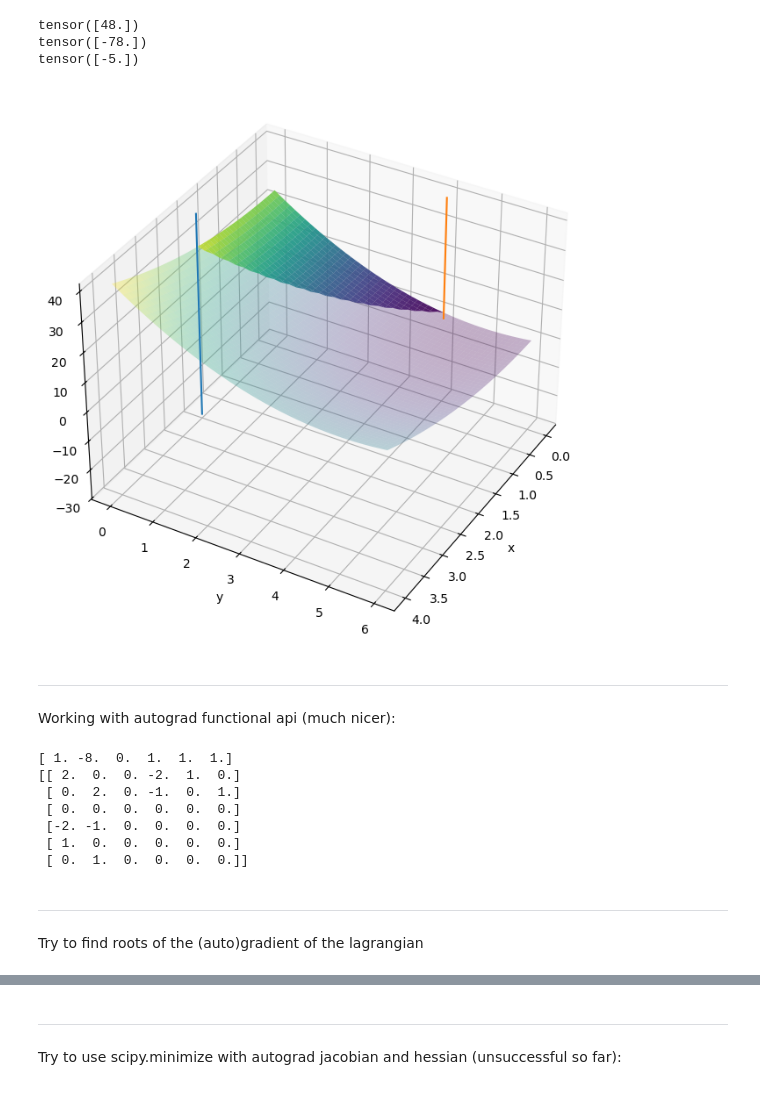
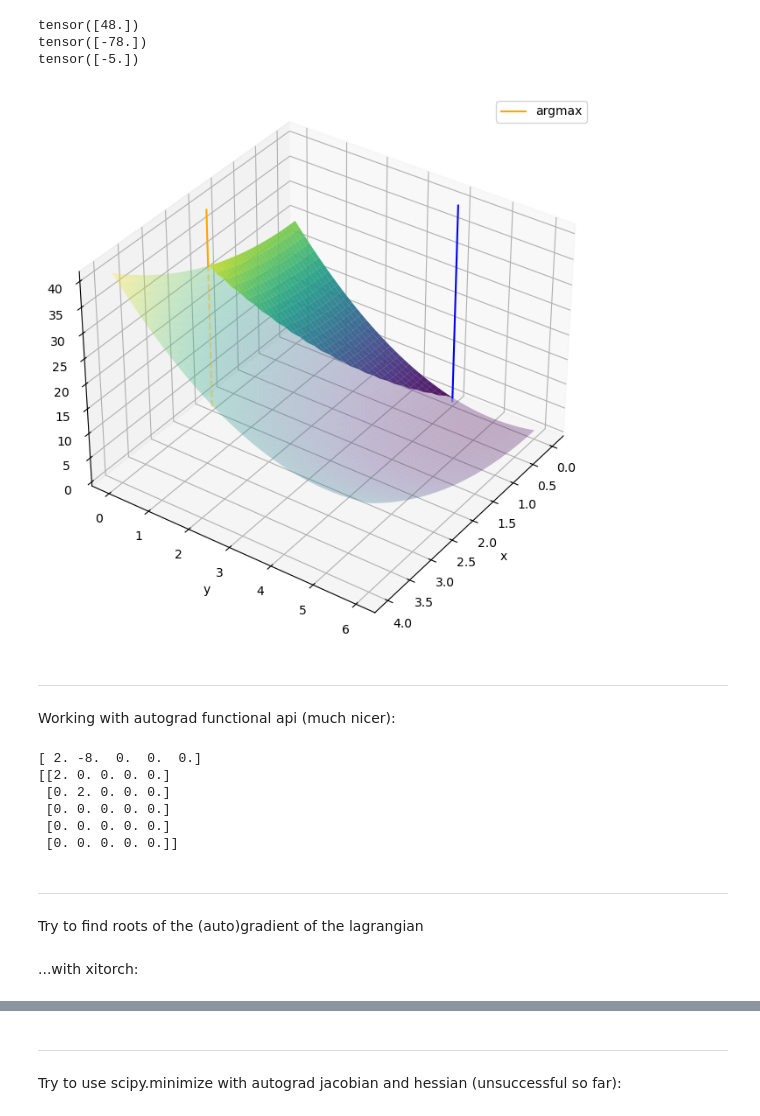
Before and after one commit to andrewklayk/tame-optimization, a Jupyter notebook: tame-lagr.ipynb, the cells around one changed output, grey strips where cells are left out. Saved outputs shown, nothing was run; the diff lists cells and outputs as text; code cells hidden in the pictures.

```diff
--- a/tame-lagr.ipynb
+++ b/tame-lagr.ipynb
@@ -118,33 +92,36 @@ def lagr_univar(z, n, m_eq):
 # %%
 from mpl_toolkits.mplot3d import Axes3D
 import matplotlib.pyplot as plt
 
 # Define grid for x and y
 x = np.linspace(0, 4, 100)
 y = np.linspace(0, 6, 100)
 X, Y = np.meshgrid(x, y)
 
-Z = X**2 + (Y - 5)**2
-constraint = 2 * X + Y <= 4
+Z = np.array([obj_fun([x, y]) for x, y in zip(X, Y)])
+constraint = -2 * X - Y + 4 >= 0
 
 Z_masked = np.where(constraint, Z, np.nan)
 
 fig = plt.figure(figsize=(10, 8))
 ax = fig.add_subplot(111, projection='3d')
 ax.plot_surface(X, Y, Z_masked, cmap='viridis', edgecolor='none', alpha=0.9,zorder=-1)
 ax.plot_surface(X, Y, Z, cmap='viridis', alpha=0.3,zorder=-1)
 
 ax.set_xlabel('x')
 ax.set_ylabel('y')
 ax.set_zlabel('z')
 
-ax.view_init(35, 30, 0)
-ax.plot([2, 2], [0,0], [-1*obj_fun([2,0]), 40],zorder=10)
-ax.plot([0, 0], [4,4], [-1*obj_fun([0,4]), 40],zorder=10)
+ax.view_init(35, 35, 0)
+ax.plot([2, 2], [0,0], [obj_fun([2,0]), 40],zorder=10, c='orange', label='argmax')
+ax.plot([2, 2], [0,0], [0, obj_fun([2,0])],zorder=10, c='orange', ls='--', alpha=0.4)
+ax.plot([0, 0], [4,4], [obj_fun([0,4]), 40],zorder=10, c='blue')
+ax.plot([0, 0], [4,4], [0, obj_fun([0,4])],zorder=10, c='blue', ls='--', alpha=0.4)
 
+plt.legend()
 plt.show()
 # %% [output]
-[figure, old version]
+[figure, new version]
 # %% [markdown]
 ***
 Working with autograd functional api (much nicer):
@@ -155,26 +132,35 @@ m_ineq = 3
 
 x = torch.ones(n+m_eq+m_ineq, dtype=torch.float64)
 # %%
-def lagr_autojac_wrapper(z):
+def lagr_autojac_wrapper(z, numpy=True):
     if not isinstance(z, torch.Tensor):
         z = torch.tensor(z,dtype=torch.float64)
-    return torch.autograd.functional.jacobian(lambda x: lagr_univar(x,n, m_eq), z).numpy()
+    jac = torch.autograd.functional.jacobian(lambda x: lagr_univar(x,n, m_eq), z)
+    if numpy:
+        return jac.numpy()
+    else:
+        return jac
 
-def lagr_autohess_wrapper(z):
+def lagr_autohess_wrapper(z, numpy=True):
     if not isinstance(z, torch.Tensor):
         z = torch.tensor(z,dtype=torch.float64)
-    return torch.autograd.functional.hessian(lambda x: lagr_univar(x, n, m_eq), z).numpy()
+    hess = torch.autograd.functional.hessian(lambda x: lagr_univar(x, n, m_eq), z)
+    if numpy:
+        return hess.numpy()
+    else:
+        return hess
 
 print(lagr_autojac_wrapper(x))
 print(lagr_autohess_wrapper(x))
 # %% [output]
-[ 1. -8.  0.  1.  1.  1.]
-[[ 2.  0.  0. -2.  1.  0.]
- [ 0.  2.  0. -1.  0.  1.]
- [ 0.  0.  0.  0.  0.  0.]
- [-2. -1.  0.  0.  0.  0.]
- [ 1.  0.  0.  0.  0.  0.]
- [ 0.  1.  0.  0.  0.  0.]]
+[ 2. -8.  0.  0.  0.]
+[[2. 0. 0. 0. 0.]
+ [0. 2. 0. 0. 0.]
+ [0. 0. 0. 0. 0.]
+ [0. 0. 0. 0. 0.]
+ [0. 0. 0. 0. 0.]]
 # %% [markdown]
 ***
 Try to find roots of the (auto)gradient of the lagrangian
+# %% [markdown]
+...with xitorch:
```
Also changed, not shown: parts of 11 cells of this notebook.
